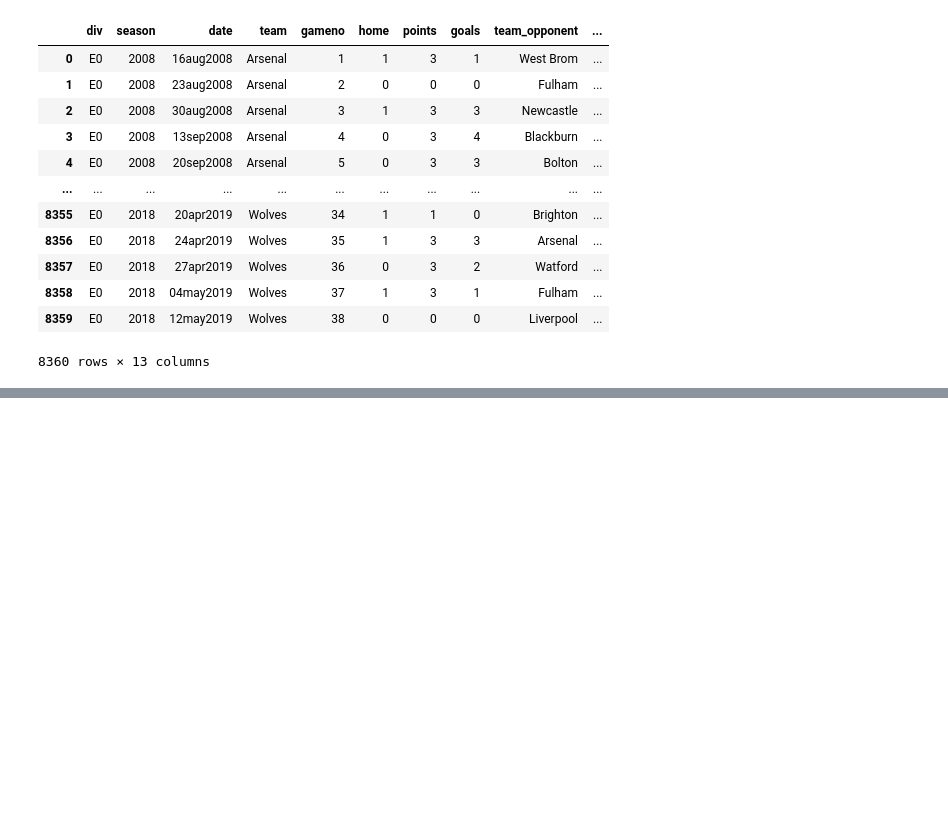
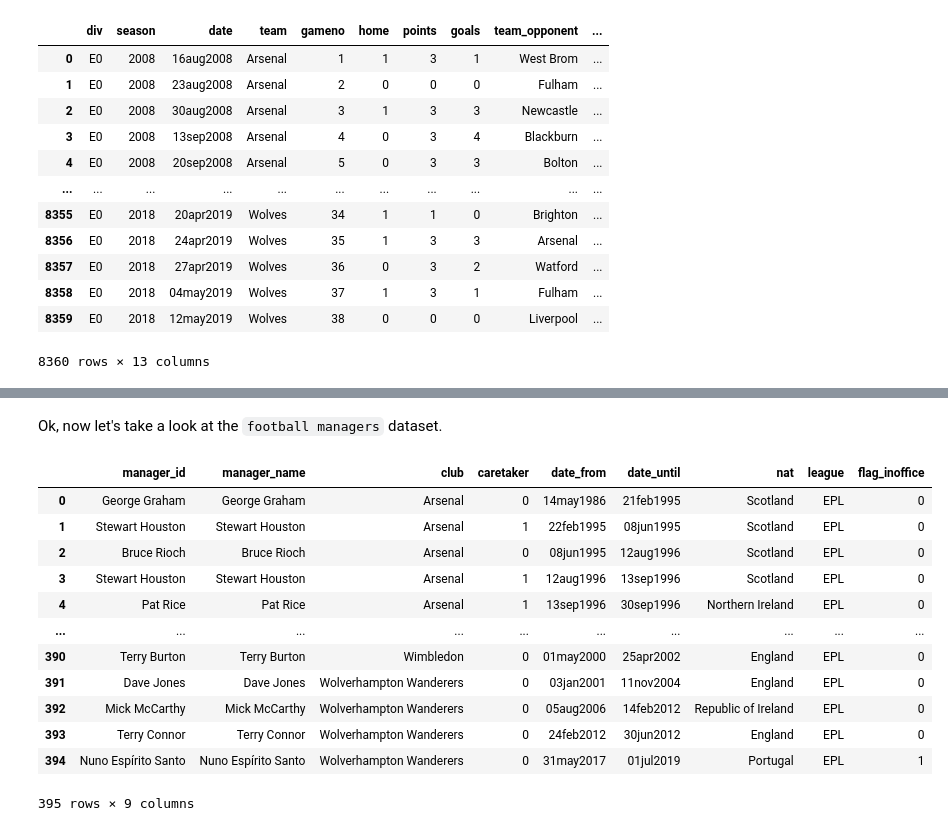
Before and after one commit to felipesebben/bk_data_analysis_studies, a Jupyter notebook: da_case_studies/ch02-football_manager_successs/ch02-football_manager_success.ipynb, the cells around one changed output, grey strips where cells are left out. Cells and saved outputs as stored; diff of their text form; code cells hidden in the pictures; blank space fills up the shorter version.

```diff
--- a/da_case_studies/ch02-football_manager_successs/ch02-football_manager_success.ipynb
+++ b/da_case_studies/ch02-football_manager_successs/ch02-football_manager_success.ipynb
@@ -124,0 +145,19 @@ epl_teams_games.sort_values(["season", "team"])
+# %% [markdown]
+<p>Ok, now let's take a look at the <code>football managers</code> dataset.</p>
+# %%
+football_managers = pd.read_csv(f"{data_in}football_managers.csv")
+football_managers
+# %% [output]
+|  | manager_id | manager_name | club | caretaker | date_from | date_until | nat | league | flag_inoffice |
+| 0 | George Graham | George Graham | Arsenal | 0 | 14may1986 | 21feb1995 | Scotland | EPL | 0 |
+| 1 | Stewart Houston | Stewart Houston | Arsenal | 1 | 22feb1995 | 08jun1995 | Scotland | EPL | 0 |
+| 2 | Bruce Rioch | Bruce Rioch | Arsenal | 0 | 08jun1995 | 12aug1996 | Scotland | EPL | 0 |
+| 3 | Stewart Houston | Stewart Houston | Arsenal | 1 | 12aug1996 | 13sep1996 | Scotland | EPL | 0 |
+| 4 | Pat Rice | Pat Rice | Arsenal | 1 | 13sep1996 | 30sep1996 | Northern Ireland | EPL | 0 |
+| ... | ... | ... | ... | ... | ... | ... | ... | ... | ... |
+| 390 | Terry Burton | Terry Burton | Wimbledon | 0 | 01may2000 | 25apr2002 | England | EPL | 0 |
+| 391 | Dave Jones | Dave Jones | Wolverhampton Wanderers | 0 | 03jan2001 | 11nov2004 | England | EPL | 0 |
+| 392 | Mick McCarthy | Mick McCarthy | Wolverhampton Wanderers | 0 | 05aug2006 | 14feb2012 | Republic of Ireland | EPL | 0 |
+| 393 | Terry Connor | Terry Connor | Wolverhampton Wanderers | 0 | 24feb2012 | 30jun2012 | England | EPL | 0 |
+| 394 | Nuno Espírito Santo | Nuno Espírito Santo | Wolverhampton Wanderers | 0 | 31may2017 | 01jul2019 | Portugal | EPL | 1 |
+395 rows × 9 columns
```
Also changed, not shown: parts of 22 cells of this notebook.
